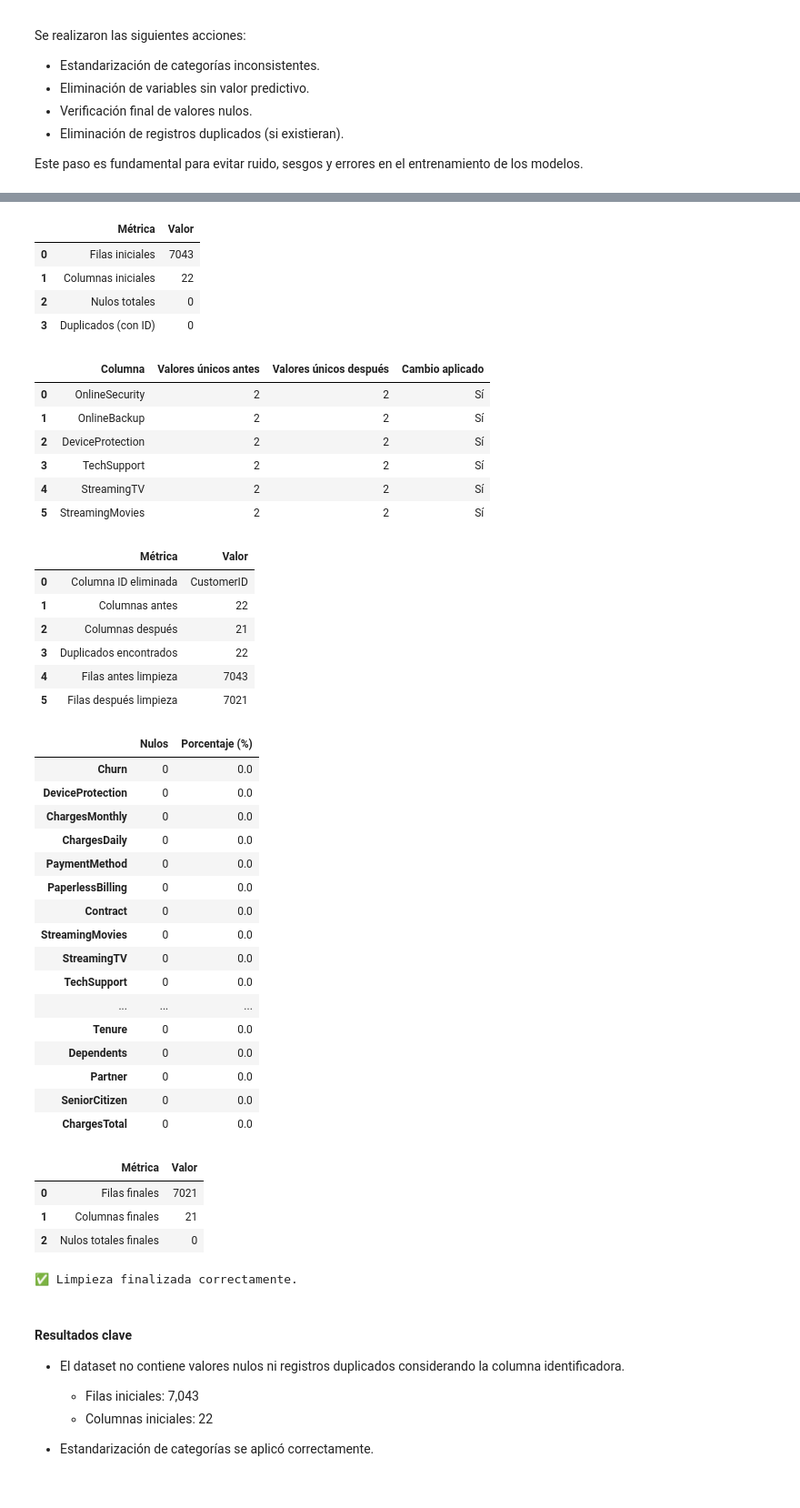
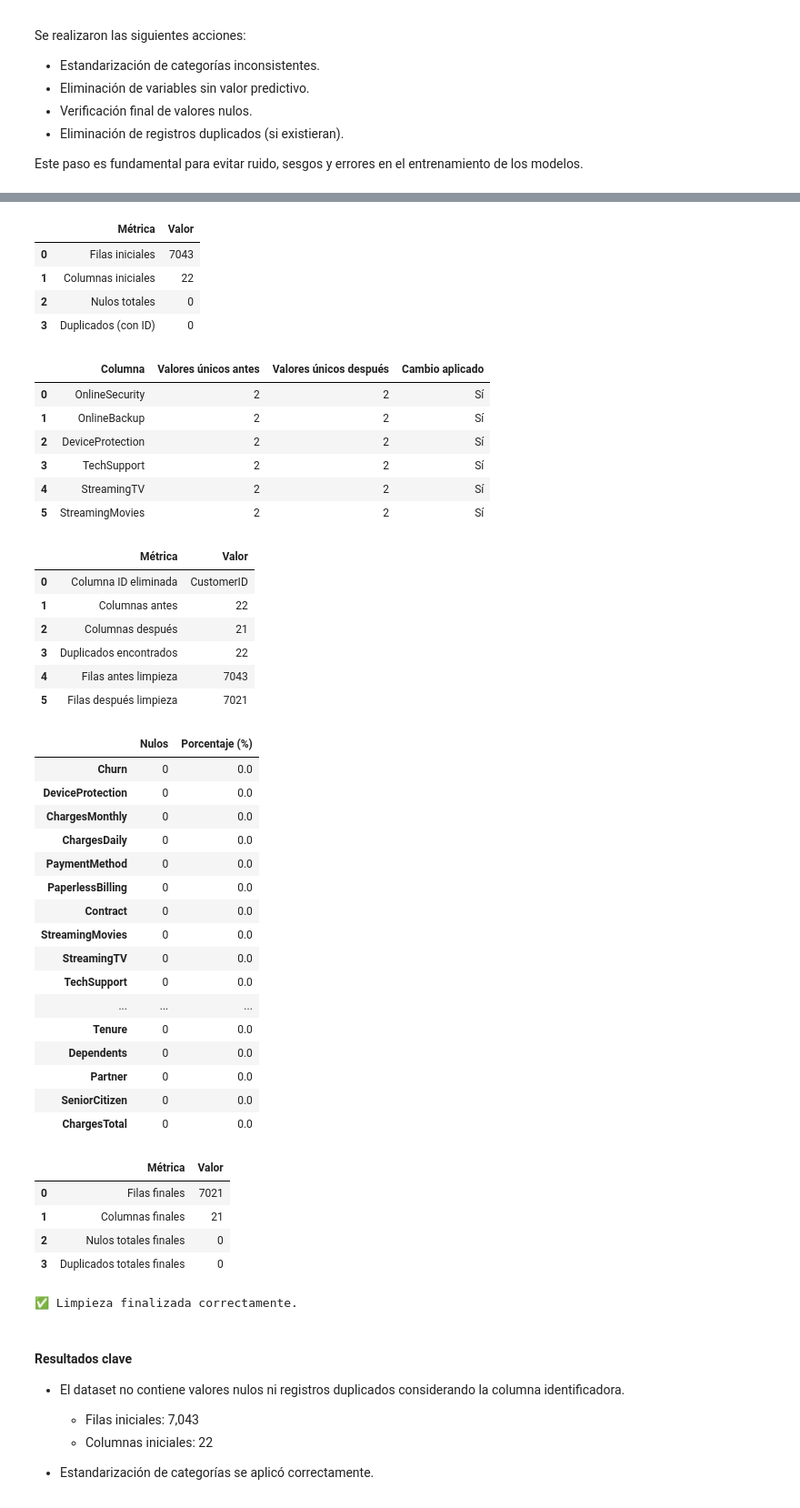
Before and after one commit to LenninTemoche/Challenge-TelecomX-2-Alura-One-DS, a Jupyter notebook: TelecomX-2-ML.ipynb, the cells around one changed output, grey strips where cells are left out. Shown at 91% size. Drawn from its saved outputs; the diff is of its cells as text; code cells hidden in the pictures.

```diff
--- a/TelecomX-2-ML.ipynb
+++ b/TelecomX-2-ML.ipynb
@@ -291,16 +291,20 @@ df_numeric["Churn"] = df["Churn"].map({"Yes": 1, "No": 0})
 # ============================================================
 
 resumen_final = pd.DataFrame({
+
     "Métrica": [
         "Filas finales",
         "Columnas finales",
-        "Nulos totales finales"
+        "Nulos totales finales",
+        "Duplicados totales finales"
     ],
     "Valor": [
         df.shape[0],
         df.shape[1],
-        df.isnull().sum().sum()
+        df.isnull().sum().sum(),
+        df.duplicated().sum()
     ]
+
 })
 
 display(resumen_final)
@@ -321,33 +325,34 @@ Iniciando limpieza de datos...
 | 4 | StreamingTV | 2 | 2 | Sí |
 | 5 | StreamingMovies | 2 | 2 | Sí |
 |  | Métrica | Valor |
 | 0 | Columna ID eliminada | CustomerID |
 | 1 | Columnas antes | 22 |
 | 2 | Columnas después | 21 |
 | 3 | Duplicados encontrados | 22 |
 | 4 | Filas antes limpieza | 7043 |
 | 5 | Filas después limpieza | 7021 |
 |  | Nulos | Porcentaje (%) |
 | Churn | 0 | 0.0 |
 | DeviceProtection | 0 | 0.0 |
 | ChargesMonthly | 0 | 0.0 |
 | ChargesDaily | 0 | 0.0 |
 | PaymentMethod | 0 | 0.0 |
 | PaperlessBilling | 0 | 0.0 |
 | Contract | 0 | 0.0 |
 | StreamingMovies | 0 | 0.0 |
 | StreamingTV | 0 | 0.0 |
 | TechSupport | 0 | 0.0 |
 | ... | ... | ... |
 | Tenure | 0 | 0.0 |
 | Dependents | 0 | 0.0 |
 | Partner | 0 | 0.0 |
 | SeniorCitizen | 0 | 0.0 |
 | ChargesTotal | 0 | 0.0 |
 |  | Métrica | Valor |
 | 0 | Filas finales | 7021 |
 | 1 | Columnas finales | 21 |
 | 2 | Nulos totales finales | 0 |
+| 3 | Duplicados totales finales | 0 |
 ✅ Limpieza finalizada correctamente.
 # %% [markdown]
 #### **Resultados clave**
```
Also changed, not shown: parts of 2 cells of this notebook.
